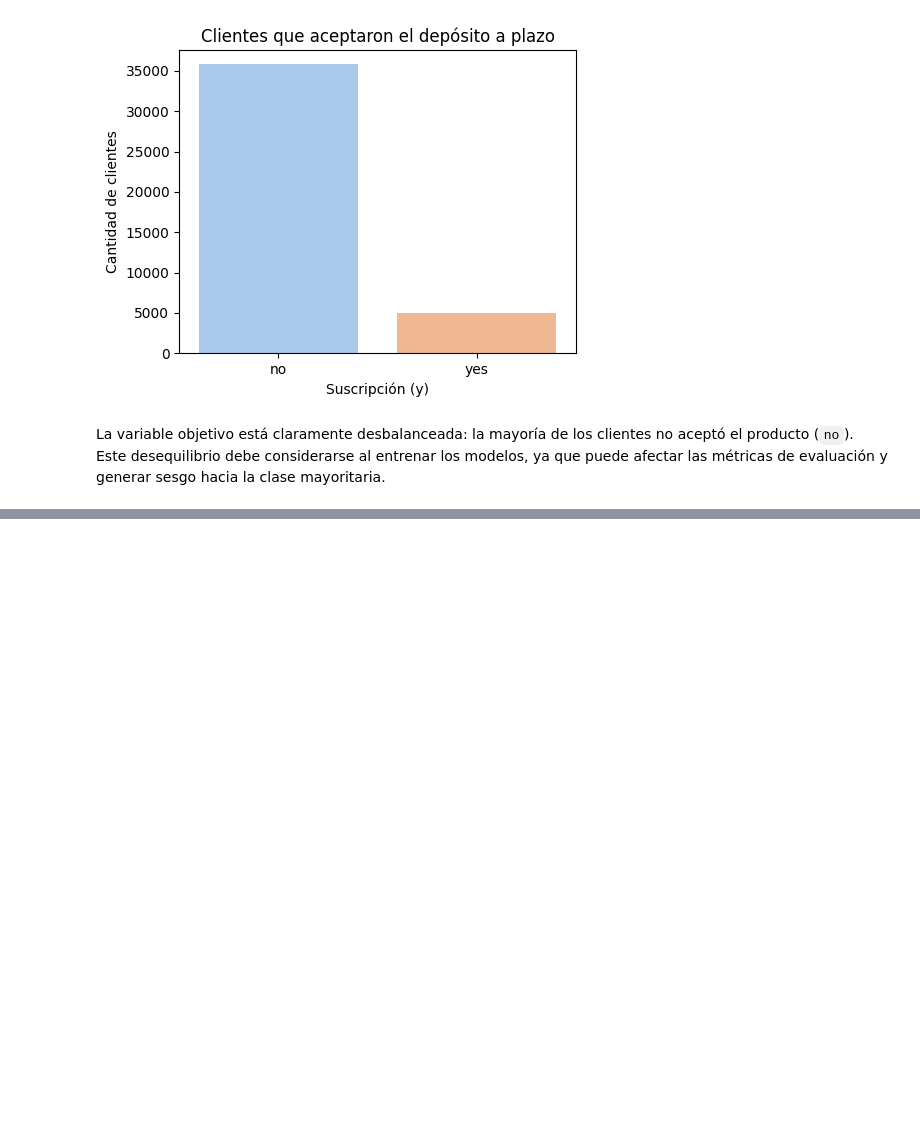
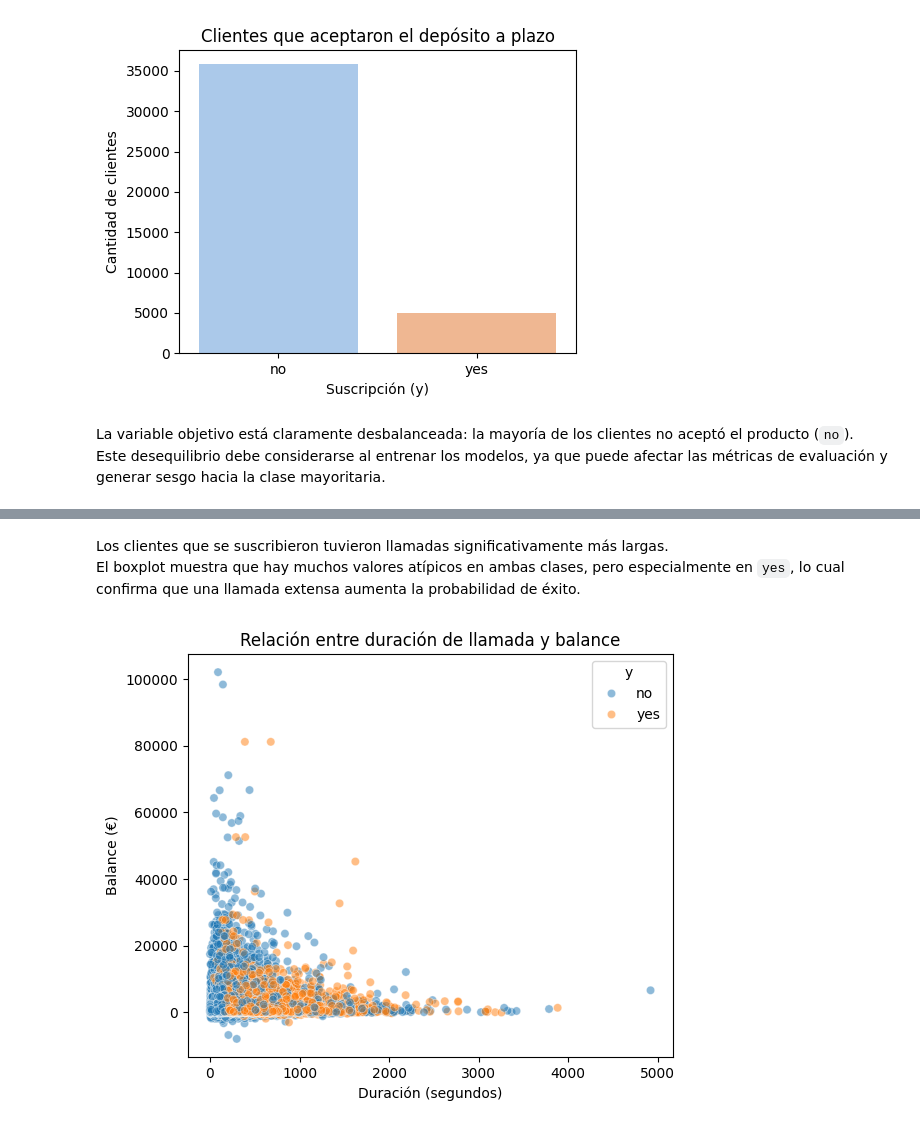
Before and after one commit to cristiangodoyangel/Cristian_Godoy_Examen_2_intento_2, a Jupyter notebook: Cristian_Godoy_Examen_2_intento_2.ipynb, the cells around one changed output, grey strips where cells are left out. Cells and saved outputs as stored; diff of their text form; code cells hidden in the pictures; blank space fills up the shorter version.

```diff
--- a/Cristian_Godoy_Examen_2_intento_2.ipynb
+++ b/Cristian_Godoy_Examen_2_intento_2.ipynb
@@ -550,0 +591,13 @@ Este desequilibrio debe considerarse al entrenar los modelos, ya que puede afect
+# %% [markdown]
+Los clientes que se suscribieron tuvieron llamadas significativamente más largas.
+El boxplot muestra que hay muchos valores atípicos en ambas clases, pero especialmente en `yes`, lo cual confirma que una llamada extensa aumenta la probabilidad de éxito.
+# %%
+plt.figure(figsize=(6, 5))
+sns.scatterplot(data=df, x='duration', y='balance', hue='y', alpha=0.5)
+plt.title('Relación entre duración de llamada y balance')
+plt.xlabel('Duración (segundos)')
+plt.ylabel('Balance (€)')
+plt.tight_layout()
+plt.show()
+# %% [output]
+[figure, added]
```
Also changed, not shown: parts of 21 cells of this notebook.
